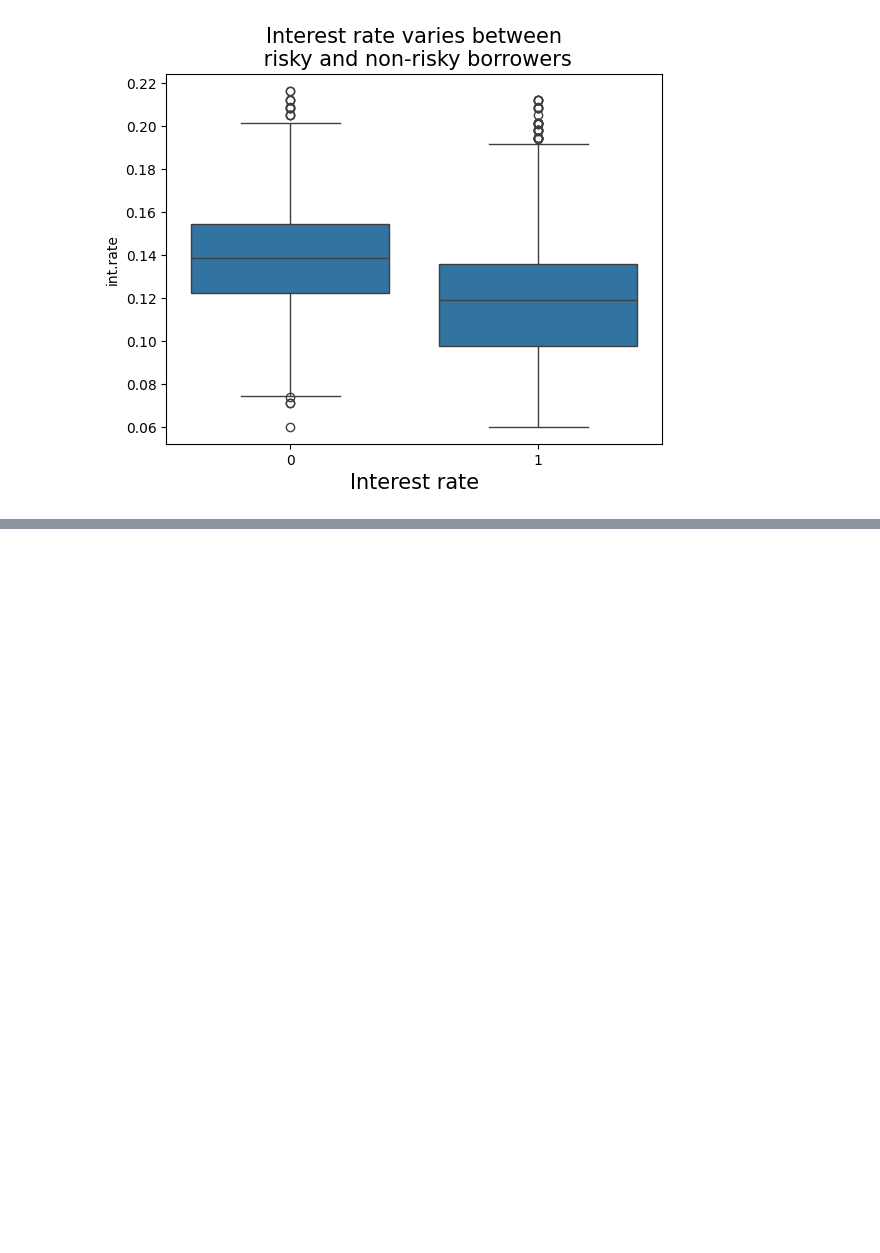
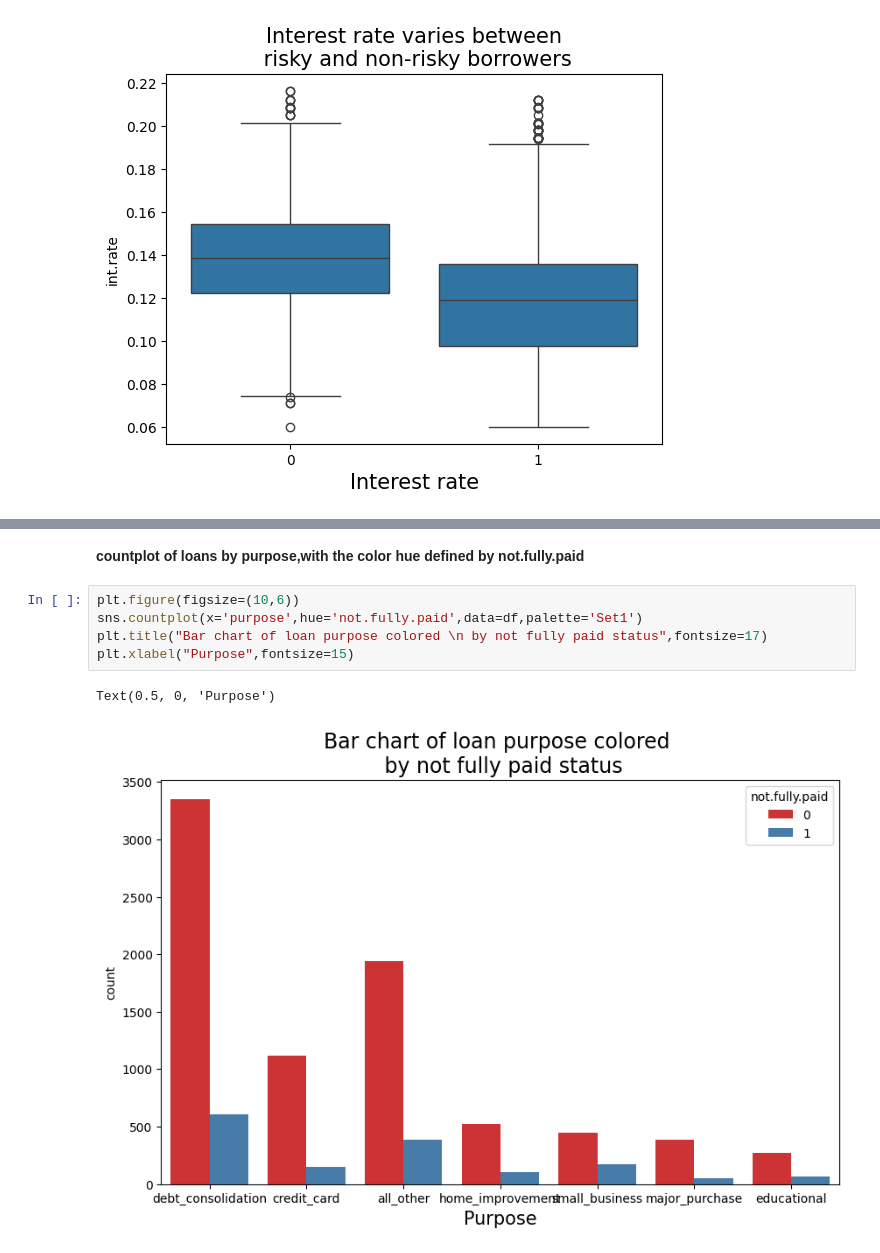
Before and after one commit to Bandi-krupa-Bhavani/AIML-2024-25, a Jupyter notebook: LAB_09.ipynb, the cells around one changed output, grey strips where cells are left out. Cells and saved outputs as stored; diff of their text form; blank space fills up the shorter version.

```diff
--- a/LAB_09.ipynb
+++ b/LAB_09.ipynb
@@ -88,0 +113,10 @@ Text(0.5, 0, 'Interest rate')
+# %% [markdown]
+**countplot of loans by purpose,with the color hue defined by not.fully.paid**
+# %%
+plt.figure(figsize=(10,6))
+sns.countplot(x='purpose',hue='not.fully.paid',data=df,palette='Set1')
+plt.title("Bar chart of loan purpose colored \n by not fully paid status",fontsize=17)
+plt.xlabel("Purpose",fontsize=15)
+# %% [output]
+Text(0.5, 0, 'Purpose')
+[figure, added]
```
Also changed, not shown: parts of 35 cells of this notebook.
